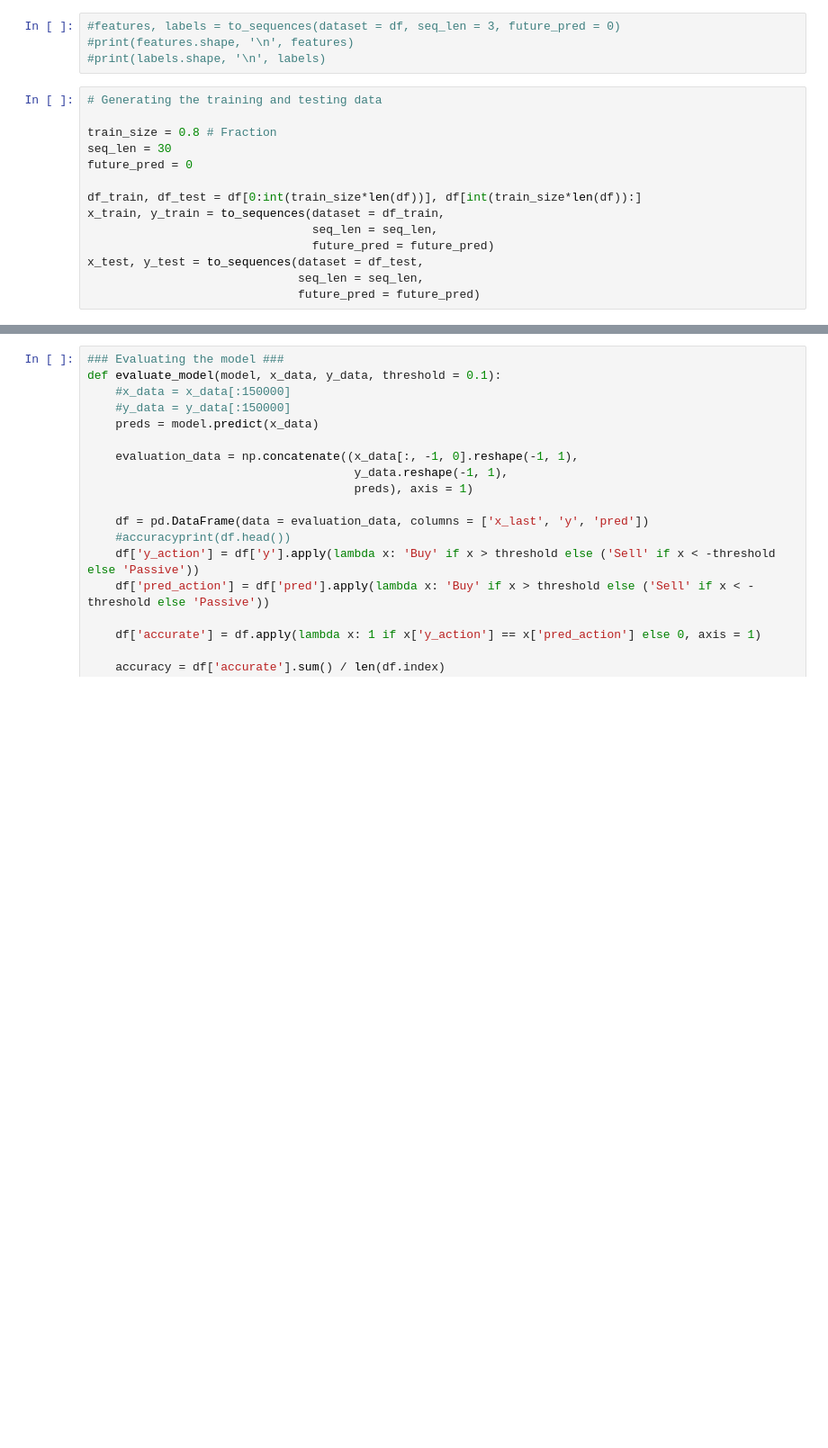
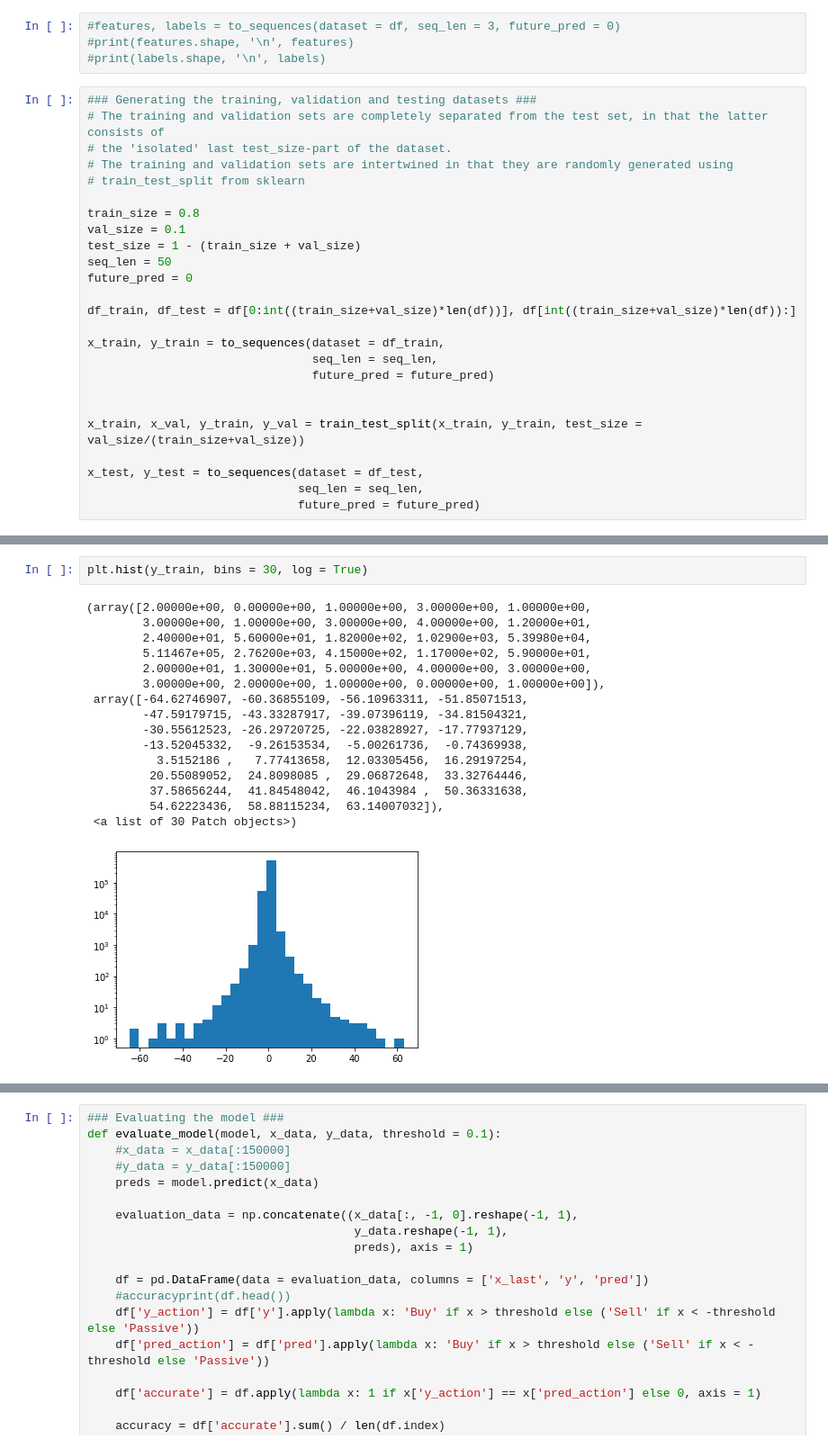
Before and after one commit to GustavLundberg/crypto, a Jupyter notebook: crypto.ipynb, the cells around one changed output, grey strips where cells are left out. Shown at 90% size. Drawn from its saved outputs; the diff is of its cells as text; blank space fills up the shorter version.

```diff
--- a/crypto.ipynb
+++ b/crypto.ipynb
@@ -133,16 +137,27 @@ def to_sequences(dataset, seq_len, future_pred):
 #print(features.shape, '\n', features)
 #print(labels.shape, '\n', labels)
 # %%
-# Generating the training and testing data
+### Generating the training, validation and testing datasets ###
+# The training and validation sets are completely separated from the test set, in that the latter consists of
+# the 'isolated' last test_size-part of the dataset.
+# The training and validation sets are intertwined in that they are randomly generated using
+# train_test_split from sklearn
 
-train_size = 0.8 # Fraction
-seq_len = 30
+train_size = 0.8
+val_size = 0.1
+test_size = 1 - (train_size + val_size)
+seq_len = 50
 future_pred = 0
 
-df_train, df_test = df[0:int(train_size*len(df))], df[int(train_size*len(df)):]
+df_train, df_test = df[0:int((train_size+val_size)*len(df))], df[int((train_size+val_size)*len(df)):]
+
 x_train, y_train = to_sequences(dataset = df_train,
                                 seq_len = seq_len,
                                 future_pred = future_pred)
+
+
+x_train, x_val, y_train, y_val = train_test_split(x_train, y_train, test_size = val_size/(train_size+val_size))
+
 x_test, y_test = to_sequences(dataset = df_test,
                               seq_len = seq_len,
                               future_pred = future_pred)
@@ -158,0 +180,19 @@ print(y_test.shape)
+# %%
+plt.hist(y_train, bins = 30, log = True)
+# %% [output]
+(array([2.00000e+00, 0.00000e+00, 1.00000e+00, 3.00000e+00, 1.00000e+00,
+        3.00000e+00, 1.00000e+00, 3.00000e+00, 4.00000e+00, 1.20000e+01,
+        2.40000e+01, 5.60000e+01, 1.82000e+02, 1.02900e+03, 5.39980e+04,
+        5.11467e+05, 2.76200e+03, 4.15000e+02, 1.17000e+02, 5.90000e+01,
+        2.00000e+01, 1.30000e+01, 5.00000e+00, 4.00000e+00, 3.00000e+00,
+        3.00000e+00, 2.00000e+00, 1.00000e+00, 0.00000e+00, 1.00000e+00]),
+ array([-64.62746907, -60.36855109, -56.10963311, -51.85071513,
+        -47.59179715, -43.33287917, -39.07396119, -34.81504321,
+        -30.55612523, -26.29720725, -22.03828927, -17.77937129,
+        -13.52045332,  -9.26153534,  -5.00261736,  -0.74369938,
+          3.5152186 ,   7.77413658,  12.03305456,  16.29197254,
+         20.55089052,  24.8098085 ,  29.06872648,  33.32764446,
+         37.58656244,  41.84548042,  46.1043984 ,  50.36331638,
+         54.62223436,  58.88115234,  63.14007032]),
+ <a list of 30 Patch objects>)
+[figure, added]
```
Also changed, not shown: parts of 20 cells of this notebook, 14 other files.
